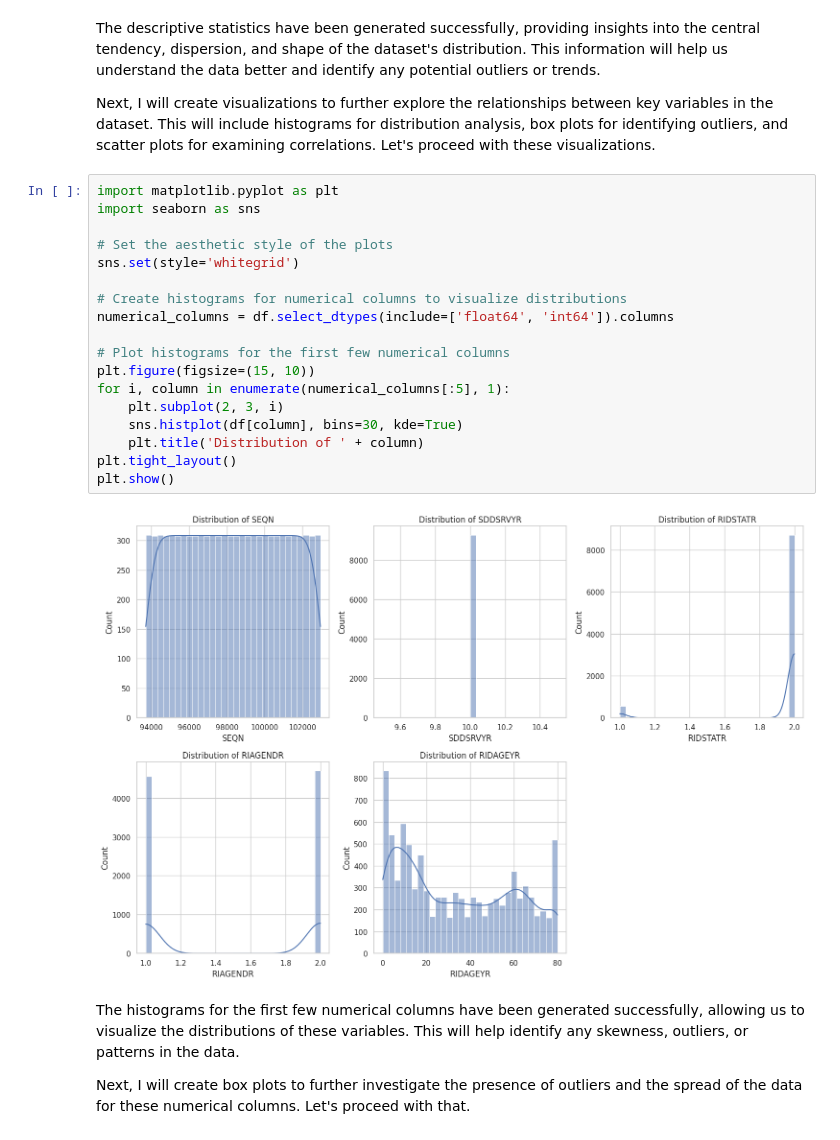
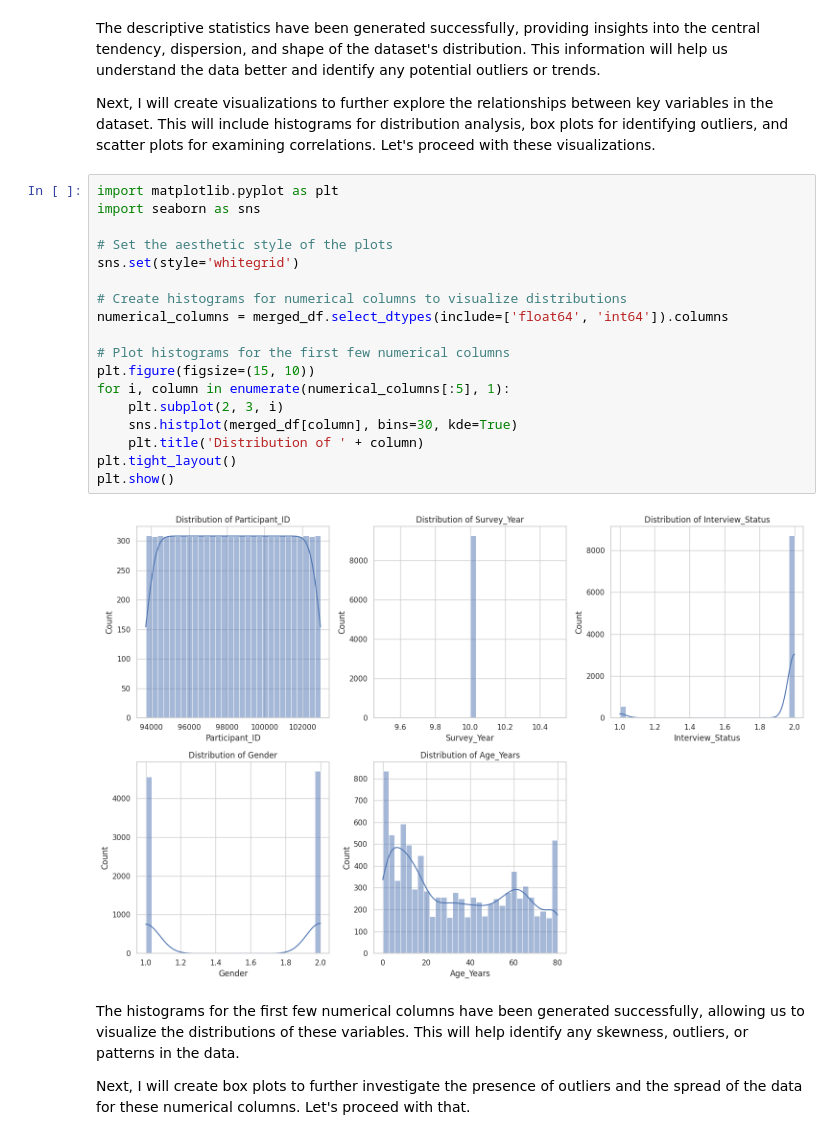
Before and after one commit to mutungu/Cancer-predictive-model, a Jupyter notebook: cancer_model.ipynb, the cells around one changed output. Cells and saved outputs as stored; diff of their text form.

```diff
--- a/cancer_model.ipynb
+++ b/cancer_model.ipynb
@@ -419,23 +475,23 @@ Next, I will create visualizations to further explore the relationships between
 # %%
 import matplotlib.pyplot as plt
 import seaborn as sns
 
 # Set the aesthetic style of the plots
 sns.set(style='whitegrid')
 
 # Create histograms for numerical columns to visualize distributions
-numerical_columns = df.select_dtypes(include=['float64', 'int64']).columns
+numerical_columns = merged_df.select_dtypes(include=['float64', 'int64']).columns
 
 # Plot histograms for the first few numerical columns
 plt.figure(figsize=(15, 10))
 for i, column in enumerate(numerical_columns[:5], 1):
     plt.subplot(2, 3, i)
-    sns.histplot(df[column], bins=30, kde=True)
+    sns.histplot(merged_df[column], bins=30, kde=True)
     plt.title('Distribution of ' + column)
 plt.tight_layout()
 plt.show()
 # %% [output]
-[figure, old version]
+[figure, new version]
 # %% [markdown]
 
 
```
Also changed, not shown: parts of 19 cells of this notebook.
